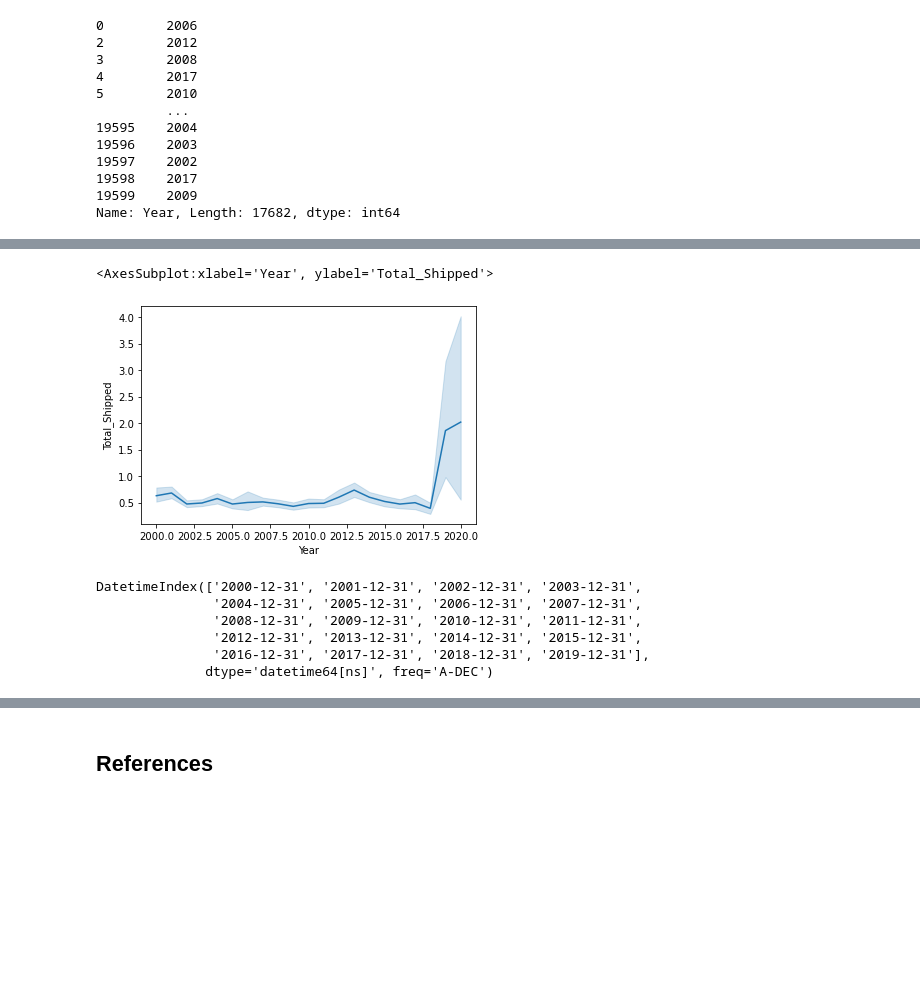
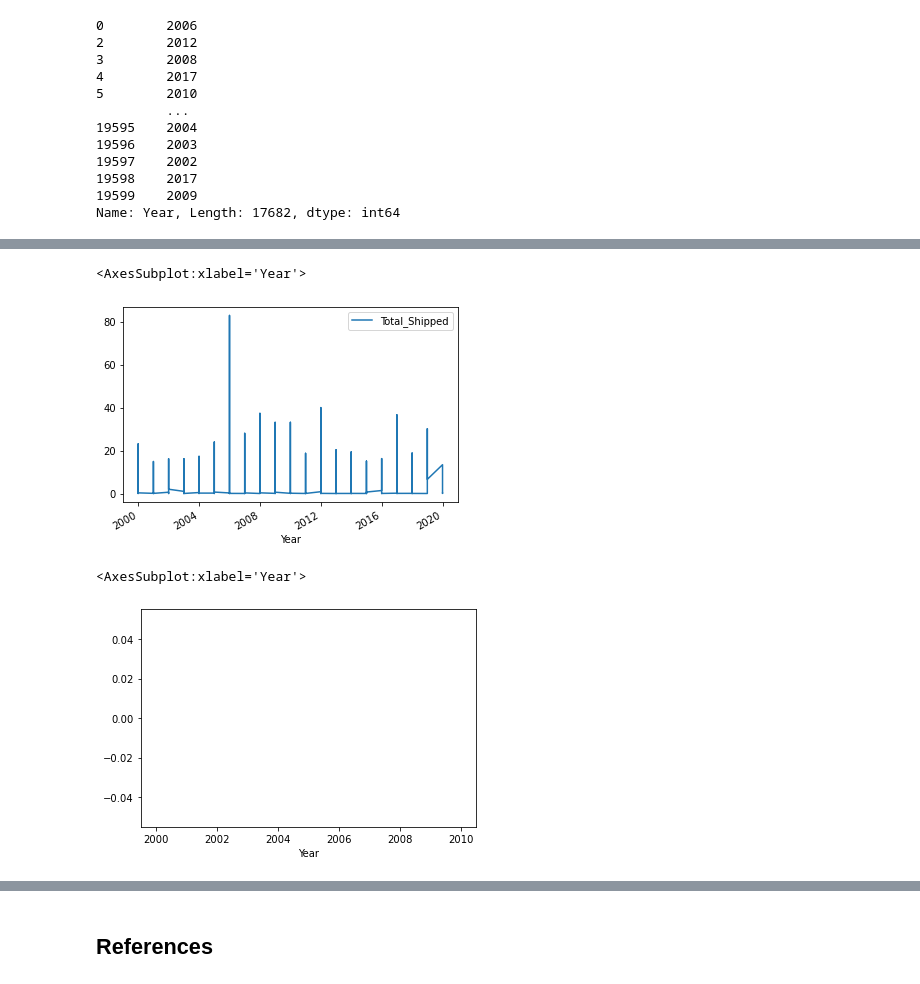
Before and after one commit to MegTully/Programming-For-DA-Project, a Jupyter notebook: Video game data.ipynb, the cells around one changed output, grey strips where cells are left out. Drawn from its saved outputs; the diff is of its cells as text; code cells hidden in the pictures; blank space fills up the shorter version.

Commit message:
Attempting to synthesise the data

```diff
--- a/Video game data.ipynb
+++ b/Video game data.ipynb
@@ -192,3 +192,6 @@ dataset['Year']
 19598    2017
 19599    2009
 Name: Year, Length: 17682, dtype: int64
+# %%
+#Convert Year column to datetime []
+dataset['Year']=pd.to_datetime(dataset['Year'], format = '%Y')
@@ -195,16 +219,13 @@ Name: Year, Length: 17682, dtype: int64
 # %%
-sns.lineplot(data=dataset,x='Year',y='Total_Shipped')
+dataset.plot('Year','Total_Shipped')
 # %% [output]
-<AxesSubplot:xlabel='Year', ylabel='Total_Shipped'>
+<AxesSubplot:xlabel='Year'>
-[figure, old version]
+[figure, new version]
-# %%
-#[6][7]
-idx= pd.date_range("2000", periods= 20, freq= "A")
-idx
-# %% [output]
-DatetimeIndex(['2000-12-31', '2001-12-31', '2002-12-31', '2003-12-31',
-               '2004-12-31', '2005-12-31', '2006-12-31', '2007-12-31',
-               '2008-12-31', '2009-12-31', '2010-12-31', '2011-12-31',
-               '2012-12-31', '2013-12-31', '2014-12-31', '2015-12-31',
-               '2016-12-31', '2017-12-31', '2018-12-31', '2019-12-31'],
-              dtype='datetime64[ns]', freq='A-DEC')
+# %%
+Year = dataset['Year']
+Total_Shipped = dataset['Total_Shipped']
+
+sns.lineplot(data = dataset, x = "Year")
+# %% [output]
+<AxesSubplot:xlabel='Year'>
+[figure, added]
```
Also changed, not shown: parts of 8 cells of this notebook, 1 other file.
